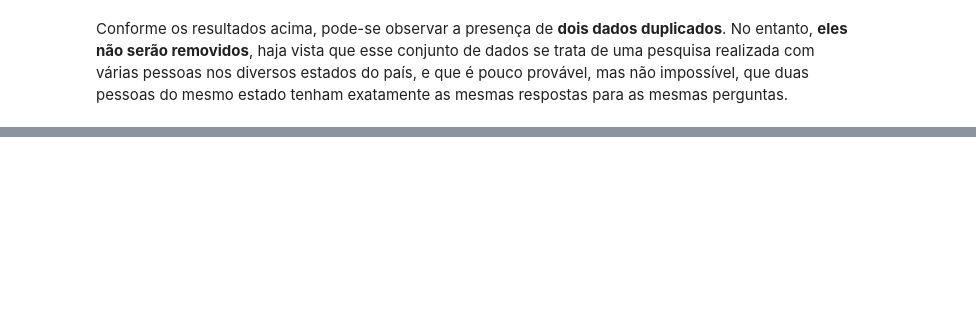
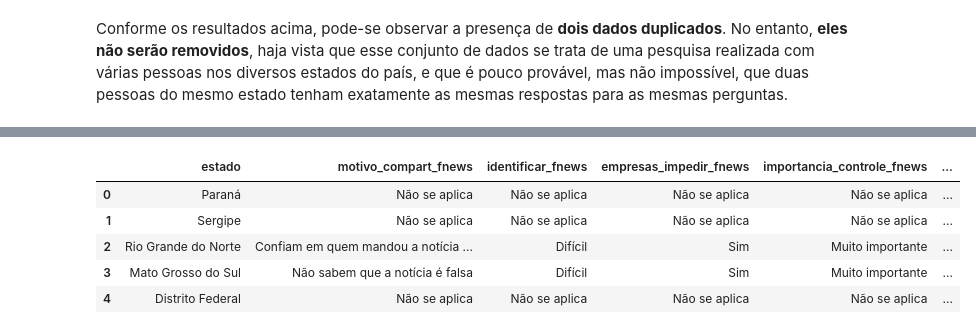
Before and after one commit to h-Soares/ds-espectro-politico-brasil, a Jupyter notebook: project.ipynb, the cells around one changed output, grey strips where cells are left out. Cells and saved outputs as stored; diff of their text form; code cells hidden in the pictures; blank space fills up the shorter version.

```diff
--- a/project.ipynb
+++ b/project.ipynb
@@ -215,7 +221,6 @@ def map_df_to_text(df_to_translate: pd.DataFrame, path_excel: str, columns_names
     """
     Função para mapear os valores numéricos do DataFrame para seus equivalentes textuais,
     por meio de um dicionário de dados fornecido em um arquivo Excel.
-    O DataFrame original não é modificado, e uma cópia sua traduzida é retornada.
 
     Parâmetros:
     - df_to_translate: pd.DataFrame
@@ -260,4 +265,4 @@ columns_names = [ 'estado', 'motivo_compart_fnews', 'identificar_fnews', 'empres
     'satisfacao_democracia', 'regime_governo', 'sexo', 'cor_raca', 'religiao', 'renda_familiar', 'escolaridade', 'regiao',
     'faixa_etaria', 'posicionamento_politico']
 
-df_text = map_df_to_text(df, path_excel, columns_names)
+df = map_df_to_text(df, path_excel, columns_names)
@@ -263,0 +340,9 @@ df_text = map_df_to_text(df, path_excel, columns_names)
+# %%
+df.head()
+# %% [output]
+|  | estado | motivo_compart_fnews | identificar_fnews | empresas_impedir_fnews | importancia_controle_fnews | ... |
+| 0 | Paraná | Não se aplica | Não se aplica | Não se aplica | Não se aplica | ... |
+| 1 | Sergipe | Não se aplica | Não se aplica | Não se aplica | Não se aplica | ... |
+| 2 | Rio Grande do Norte | Confiam em quem mandou a notícia ... | Difícil | Sim | Muito importante | ... |
+| 3 | Mato Grosso do Sul | Não sabem que a notícia é falsa | Difícil | Sim | Muito importante | ... |
+| 4 | Distrito Federal | Não se aplica | Não se aplica | Não se aplica | Não se aplica | ... |
```
Also changed, not shown: parts of 16 cells of this notebook, 1 other file.
